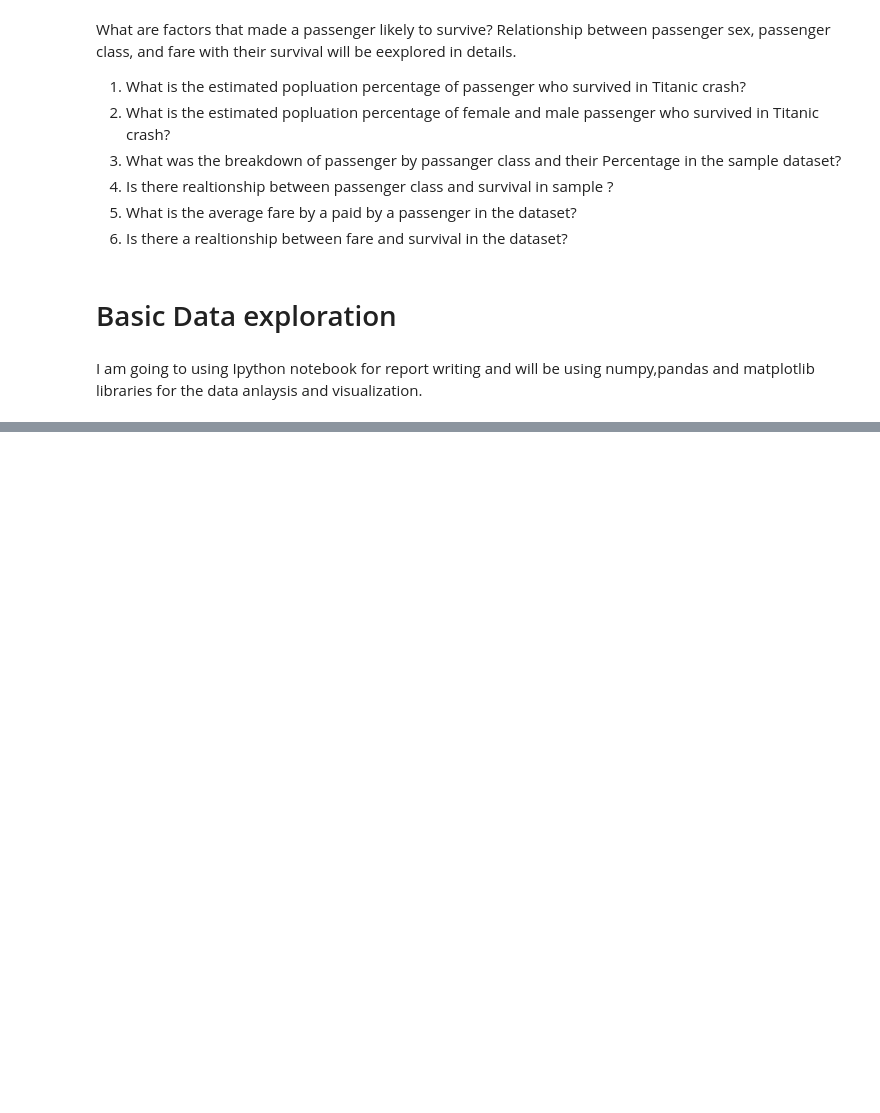
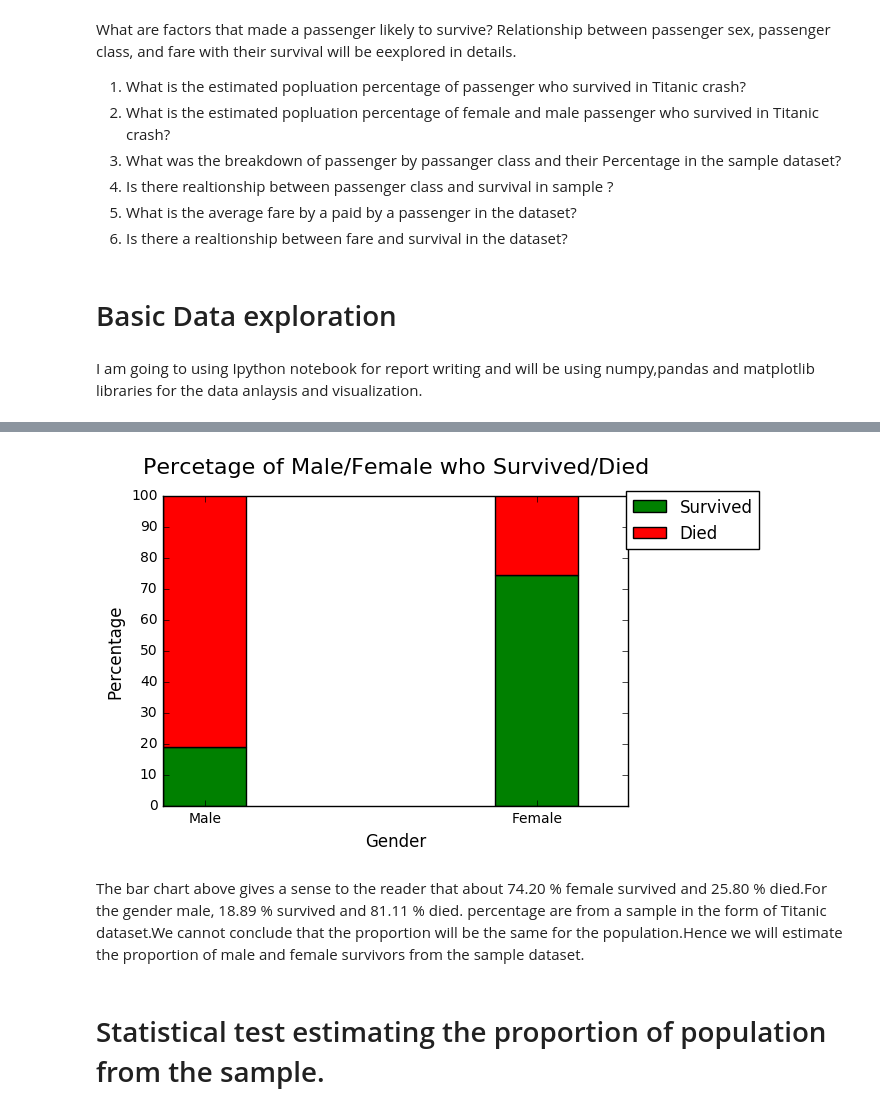
Before and after one commit to devajo/DataScience-Project, a Jupyter notebook: Investigate Titanic-dataset/Investigate Titanic Dataset.ipynb, the cells around one changed output, grey strips where cells are left out. Saved outputs shown, nothing was run; the diff lists cells and outputs as text; code cells hidden in the pictures; blank space fills up the shorter version.

```diff
--- a/Investigate Titanic-dataset/Investigate Titanic Dataset.ipynb
+++ b/Investigate Titanic-dataset/Investigate Titanic Dataset.ipynb
@@ -27,0 +205,22 @@ ImportError: No module named seborn
+# %%
+#Bar Chart for % of people who survived/died by gender
+N=2
+ind=np.arange(2)
+bar1=(18.90,74.21)#(%survival of male,female )
+bar2=(81.10,25.79)#(%death of male,female )
+width=0.25 # width of the bar plot
+p3=plt.bar(ind,bar1,width,color='green')
+p4=plt.bar(ind,bar2,width,bottom=bar1,color='red')
+plt.title("Percetage of Male/Female who Survived/Died",y=1.05,size=16)
+plt.xlabel("Gender",size=12)
+plt.ylabel("Percentage",rotation=90,size=12)
+plt.xticks(ind+width/2.,('Male','Female'))
+plt.yticks((0,10,20,30,40,50,60,70,80,90,100))
+plt.legend((p3[0], p4[0]),( 'Survived','Died'),bbox_to_anchor=(1.3,1.04))
+plt.show()
+# %% [output]
+[figure, added]
+# %% [markdown]
+The bar chart above gives a sense to the reader that about 74.20 % female survived and 25.80 % died.For the gender male, 18.89 % survived and 81.11 % died. percentage are from a sample in the form of Titanic dataset.We cannot conclude that the proportion will be the same for the population.Hence we will estimate the proportion of male and female survivors from the sample dataset.
+# %% [markdown]
+# Statistical test estimating the proportion of population from the sample.
```
Also changed, not shown: parts of 53 cells of this notebook.
